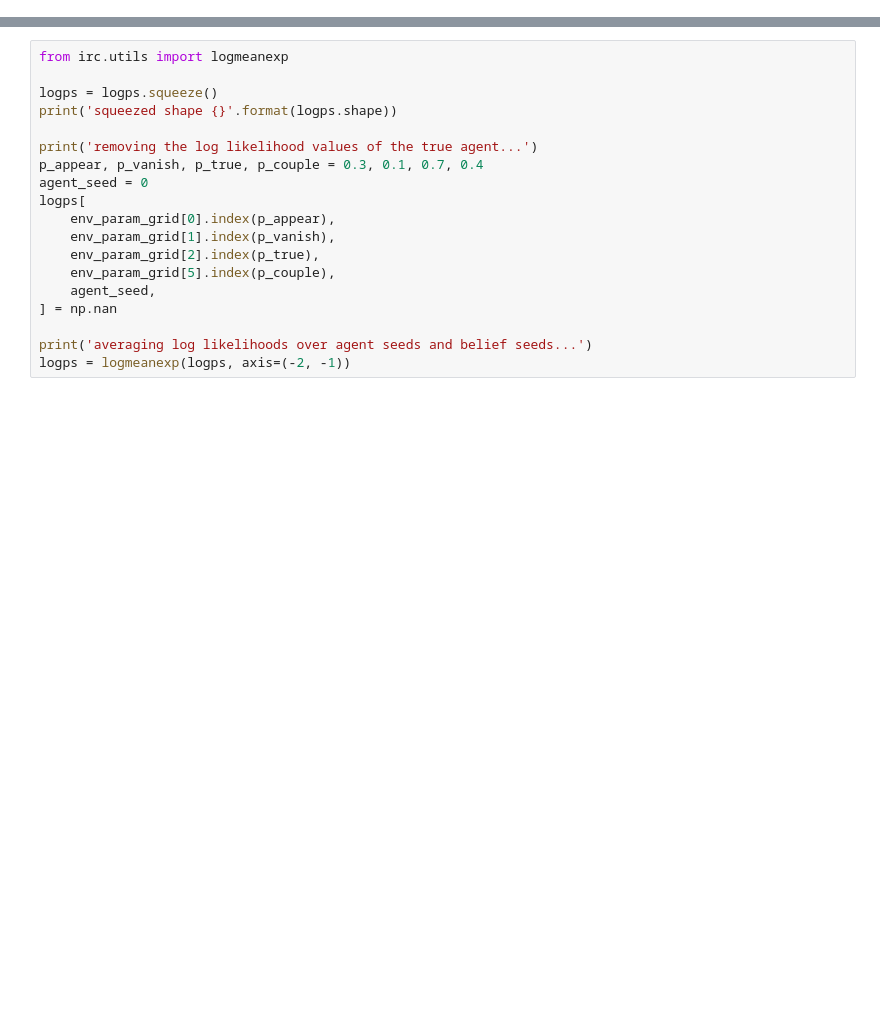
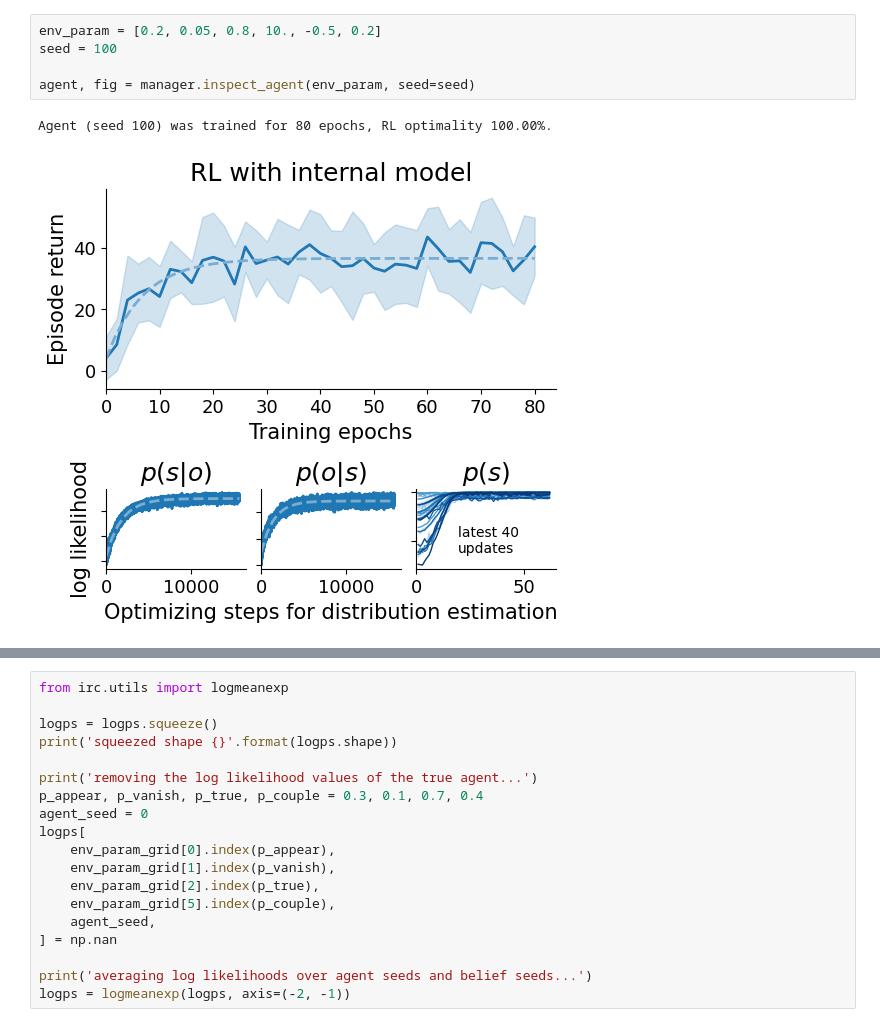
Before and after one commit to XaqLab/box-foraging, a Jupyter notebook: coupled-boxes.ipynb, the cells around one changed output, grey strips where cells are left out. Cells and saved outputs as stored; diff of their text form; blank space fills up the shorter version.

```diff
--- a/coupled-boxes.ipynb
+++ b/coupled-boxes.ipynb
@@ -42,0 +32,8 @@ Average training optimality 98.6%
+# %%
+env_param = [0.2, 0.05, 0.8, 10., -0.5, 0.2]
+seed = 100
+
+agent, fig = manager.inspect_agent(env_param, seed=seed)
+# %% [output]
+Agent (seed 100) was trained for 80 epochs, RL optimality 100.00%.
+[figure, added]
```
Also changed, not shown: parts of 29 cells of this notebook, 1 other file.
